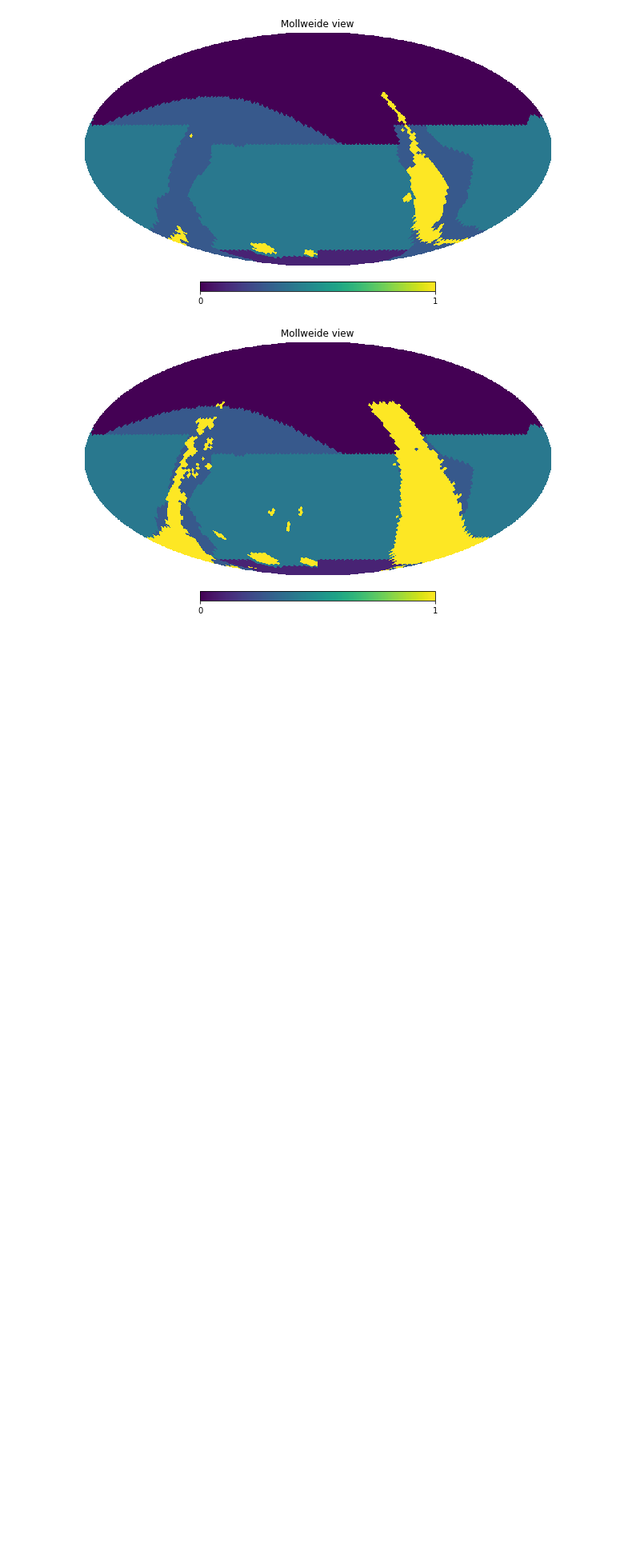
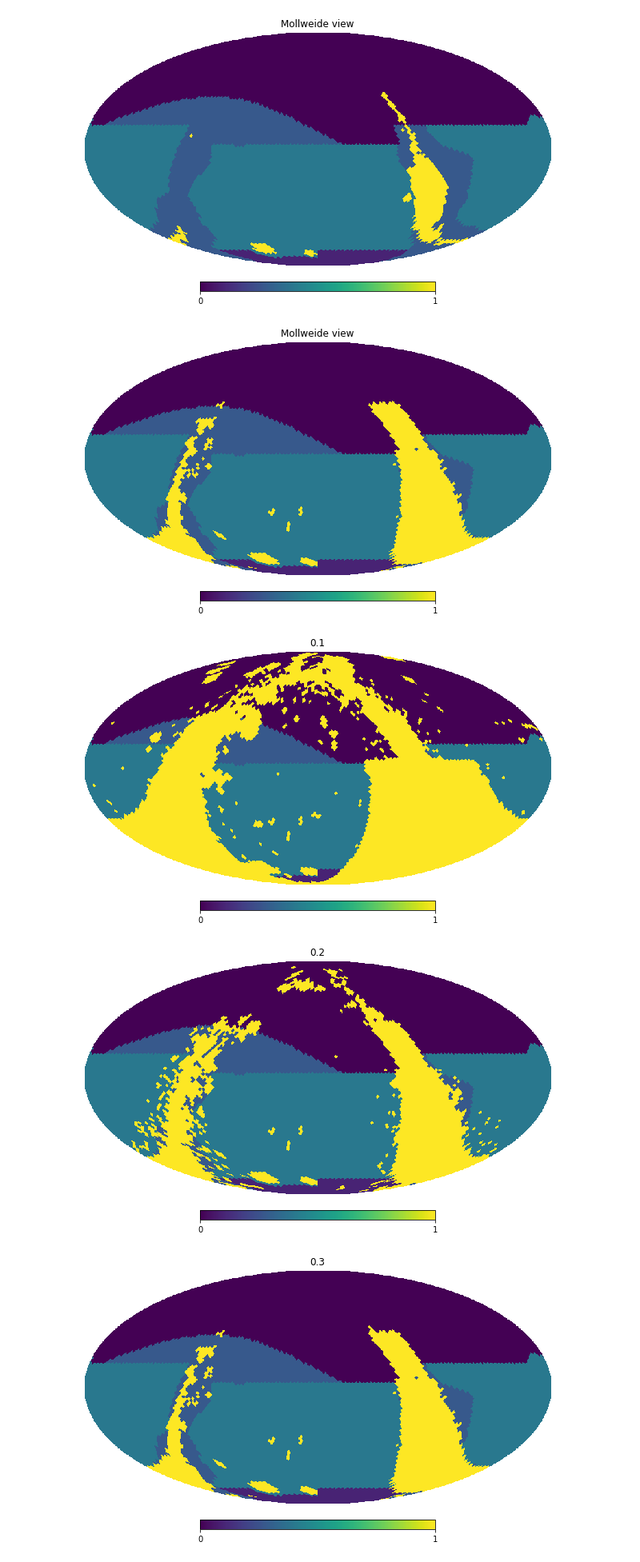
Before and after one commit to lsst-sims/sims_featureScheduler_runs2.1, a Jupyter notebook: footprints/viz_footprints.ipynb, the cells around one changed output. Shown at 80% size. Drawn from its saved outputs; the diff is of its cells as text; code cells hidden in the pictures; blank space fills up the shorter version.

Commit message:
different footprint round

```diff
--- a/footprints/viz_footprints.ipynb
+++ b/footprints/viz_footprints.ipynb
@@ -37,3 +37,14 @@ maps, labels = gpfg.return_maps()
 hp.mollview(maps['g'])
 # %% [output]
 [figure]
+# %%
+threshes = [0.1, 0.2, 0.3, 0.4, 0.6, 0.9, 1.2]
+for thresh in threshes:
+    gpfg = gal_plane_footprint_generator()
+    gpfg.set_params(priority_threshold=thresh)
+    maps, labels = gpfg.return_maps()
+    hp.mollview(maps['g'], title='%.1f' % thresh)
+# %% [output]
+[figure, added]
+[figure, added]
+[figure, added]
```
Also changed, not shown: parts of 1 cell of this notebook, 3 other files.
